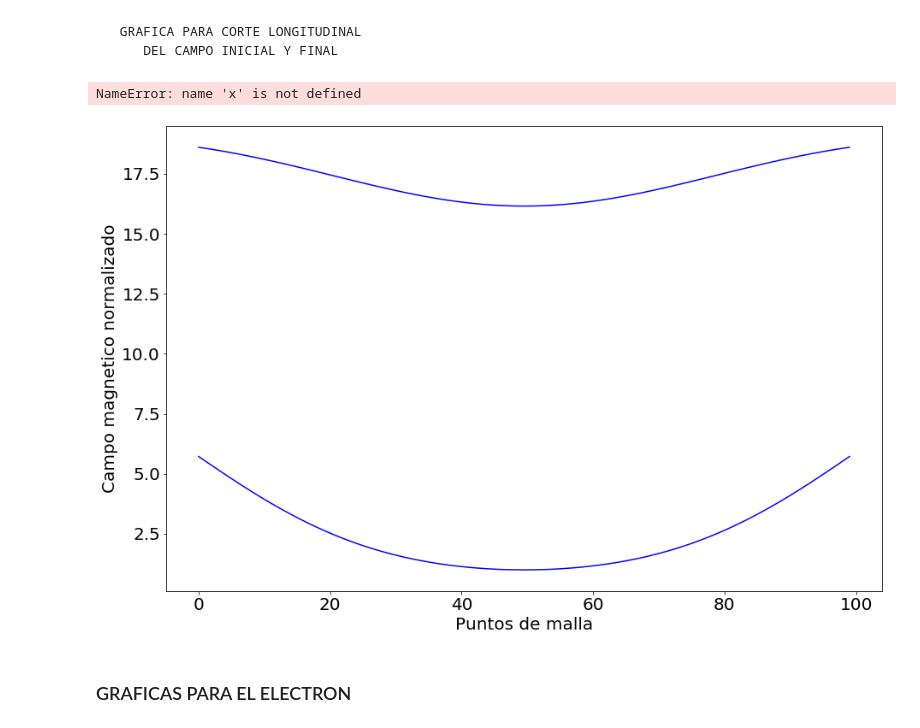
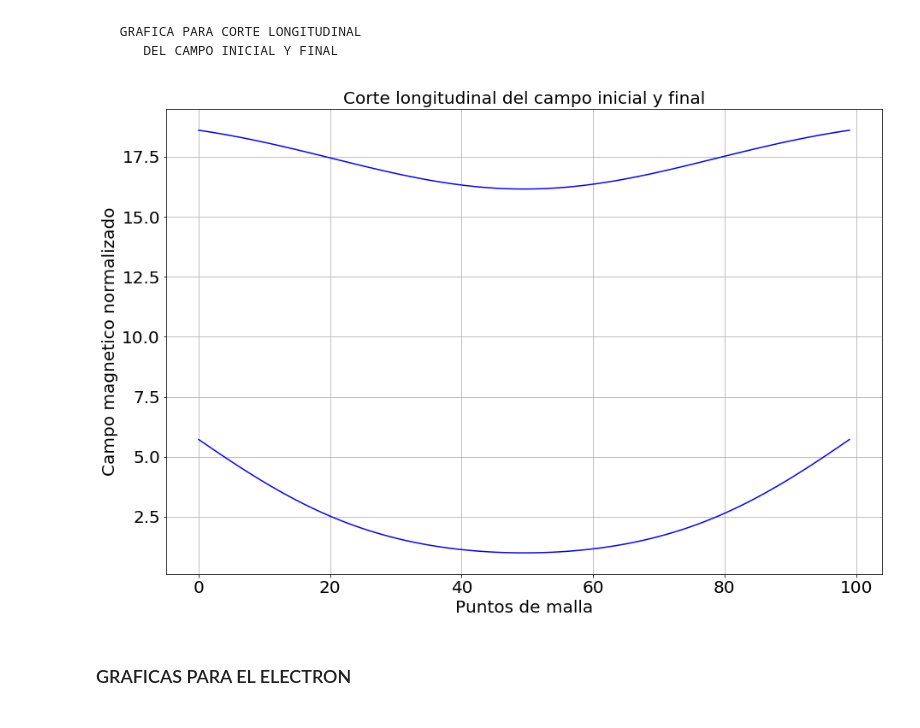
Before and after one commit to alejandroher07/Proyecto-final-, a Jupyter notebook: testing/testing.ipynb, the cells around one changed output. Saved outputs shown, nothing was run; the diff lists cells and outputs as text; code cells hidden in the pictures.

```diff
--- a/testing/testing.ipynb
+++ b/testing/testing.ipynb
@@ -53,17 +53,16 @@ grafica(Bf)
 # %%
 
 plt.figure(figsize=(15,10))
 plt.plot(Bif[:,0], Bif[:,1],Bif[:,2],color="blue", linewidth=1.5,)
 
 plt.tick_params(labelsize = 20)
 plt.xlabel('Puntos de malla',fontsize=20)
 plt.ylabel('Campo magnetico normalizado',fontsize=20)
-plt.title('Corte longitudinal del campo inicial y final'.format(x+1),fontsize=20)
+plt.title('Corte longitudinal del campo inicial y final',fontsize=20)
 plt.grid(True)
 plt.savefig('Campo_i_f.jpg')
 # %% [output]
-NameError: name 'x' is not defined
-[figure, old version]
+[figure, new version]
 # %% [markdown]
 ###     GRAFICAS PARA EL ELECTRON
 # %% [markdown]
```
Also changed, not shown: parts of 1 cell of this notebook.
